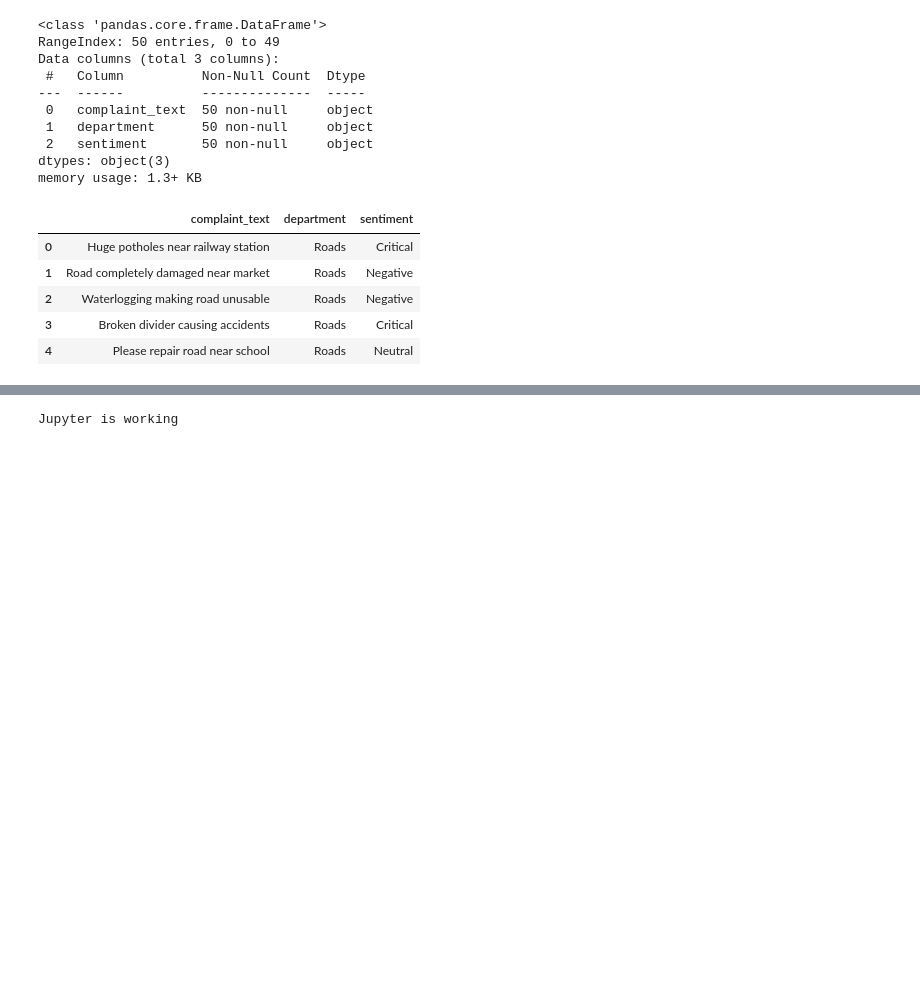
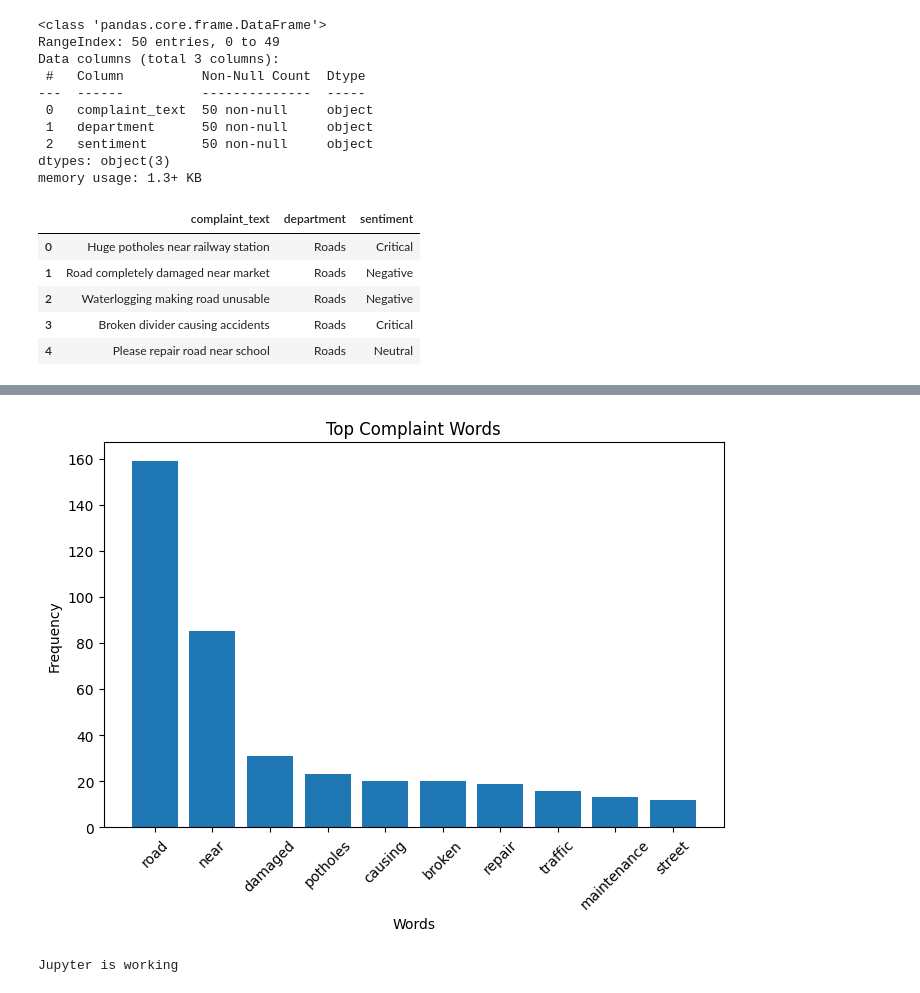
Before and after one commit to Aditya-1809/road-grievance-ai, a Jupyter notebook: roads_eda.ipynb, the cells around one changed output, grey strips where cells are left out. Cells and saved outputs as stored; diff of their text form; code cells hidden in the pictures; blank space fills up the shorter version.

```diff
--- a/roads_eda.ipynb
+++ b/roads_eda.ipynb
@@ -204,3 +247,50 @@ df.head()
+# %%
+from sklearn.feature_extraction.text import CountVectorizer
+import matplotlib.pyplot as plt
+import pandas as pd
+
+# Take complaint text column
+text_data = df["complaint_text"].dropna()
+
+# Count top words
+vectorizer = CountVectorizer(
+    stop_words='english',
+    max_features=10
+)
+
+X = vectorizer.fit_transform(text_data)
+
+# Get words
+words = vectorizer.get_feature_names_out()
+
+# Count frequency
+counts = X.toarray().sum(axis=0)
+
+# Create dataframe
+word_freq = pd.DataFrame({
+    'Word': words,
+    'Count': counts
+})
+
+# Sort highest first
+word_freq = word_freq.sort_values(
+    by='Count',
+    ascending=False
+)
+
+# Plot graph
+plt.figure(figsize=(8,5))
+plt.bar(word_freq['Word'],
+        word_freq['Count'])
+
+plt.title("Top Complaint Words")
+plt.xlabel("Words")
+plt.ylabel("Frequency")
+plt.xticks(rotation=45)
+
+plt.show()
+# %% [output]
+[figure, added]
 # %%
 print("Jupyter is working")
 # %% [output]
```
Also changed, not shown: parts of 2 cells of this notebook, 1 other file.
